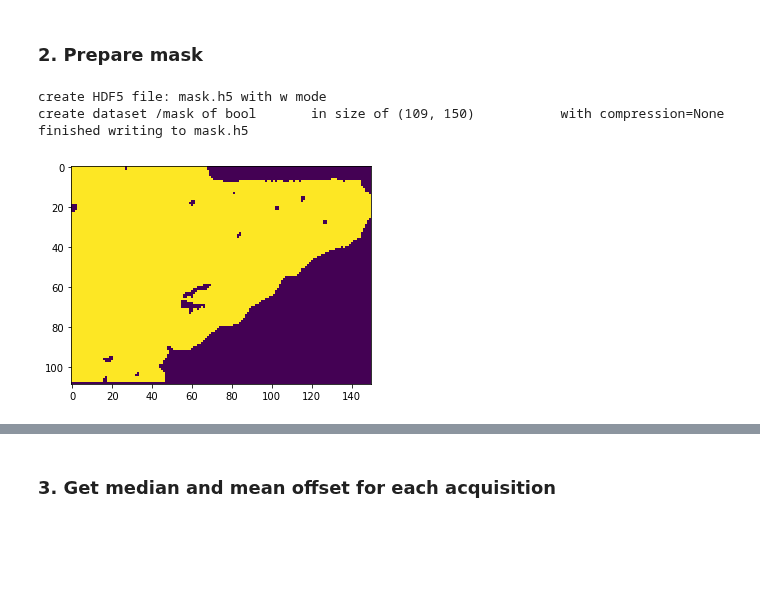
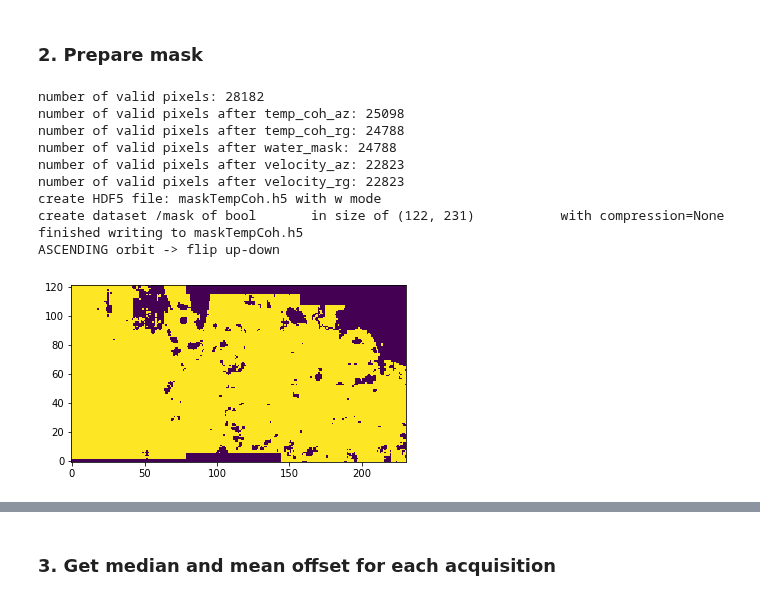
Before and after one commit to yunjunz/2022-Geolocation, a Jupyter notebook: offset_timeseries.ipynb, the cells around one changed output, grey strips where cells are left out. Drawn from its saved outputs; the diff is of its cells as text; code cells hidden in the pictures; blank space fills up the shorter version.

```diff
--- a/offset_timeseries.ipynb
+++ b/offset_timeseries.ipynb
@@ -5,12 +5,13 @@
 import os
 import numpy as np
 from matplotlib import pyplot as plt
+plt.rcParams.update({'font.size': 16})
 
 from mintpy.objects import timeseries
-from mintpy.utils import readfile, writefile
+from mintpy.utils import readfile, writefile, plot as pp
 from mintpy import view
 
-work_dir = '/Users/yunjunz/data/SanAndreas/SenDT42F472/mintpyOffset'
+work_dir = '/Users/yunjunz/data/ChileSenAT149/mintpyOffset'
 os.chdir(work_dir)
 print('Go to directory', work_dir)
 # %% [output]
@@ -56,35 +57,51 @@ timeseries2velocity.py timeseriesRg.h5 -o velocityRg.h5
 # %%
 ## temporal coherence
 min_tcoh = 0.999
 tcoh_az = readfile.read('temporalCoherenceAz.h5')[0]
 tcoh_rg = readfile.read('temporalCoherenceRg.h5')[0]
-mask = np.multiply(tcoh_az > min_tcoh, tcoh_rg > min_tcoh)
+mask = np.ones(tcoh_az.shape, dtype=np.bool_)
+print('number of valid pixels: {}'.format(np.sum(mask)))
+mask *= tcoh_az > min_tcoh
+print('number of valid pixels after temp_coh_az: {}'.format(np.sum(mask)))
+mask *= tcoh_rg > min_tcoh
+print('number of valid pixels after temp_coh_rg: {}'.format(np.sum(mask)))
 
 ## water
 water_mask = readfile.read('waterMask.h5')[0]
 mask *= water_mask
+print('number of valid pixels after water_mask: {}'.format(np.sum(mask)))
 
 ## velocity
-max_vel = 1 # m/year
+max_vel = 0.2 # m/year
 vel_az = readfile.read('velocityAz.h5', datasetName='velocity')[0]
 vel_rg = readfile.read('velocityRg.h5', datasetName='velocity')[0]
 mask *= np.abs(vel_az) < max_vel
+print('number of valid pixels after velocity_az: {}'.format(np.sum(mask)))
 mask *= np.abs(vel_rg) < max_vel
+print('number of valid pixels after velocity_rg: {}'.format(np.sum(mask)))
 
 ## write to file
-mask_file = 'mask.h5'
+mask_file = 'maskTempCoh.h5'
 atr = readfile.read_attribute('temporalCoherenceAz.h5')
 atr['FILE_TYPE'] = 'mask'
 atr['DATA_TYPE'] = 'bool'
 atr['UNIT'] = '1'
 writefile.write(mask, out_file=mask_file, metadata=atr)
 
 ## plot
-plt.figure()
-plt.imshow(mask)
+fig, ax = plt.subplots()
+ax.imshow(mask)
+pp.auto_flip_direction(atr, ax)
 plt.show()
 # %% [output]
-create HDF5 file: mask.h5 with w mode
-create dataset /mask of bool       in size of (109, 150)           with compression=None
-finished writing to mask.h5
+number of valid pixels: 28182
+number of valid pixels after temp_coh_az: 25098
+number of valid pixels after temp_coh_rg: 24788
+number of valid pixels after water_mask: 24788
+number of valid pixels after velocity_az: 22823
+number of valid pixels after velocity_rg: 22823
+create HDF5 file: maskTempCoh.h5 with w mode
+create dataset /mask of bool       in size of (122, 231)           with compression=None
+finished writing to maskTempCoh.h5
+ASCENDING orbit -> flip up-down
-[figure, old version]
+[figure, new version]
```
Also changed, not shown: parts of 5 cells of this notebook, 6 other files.
